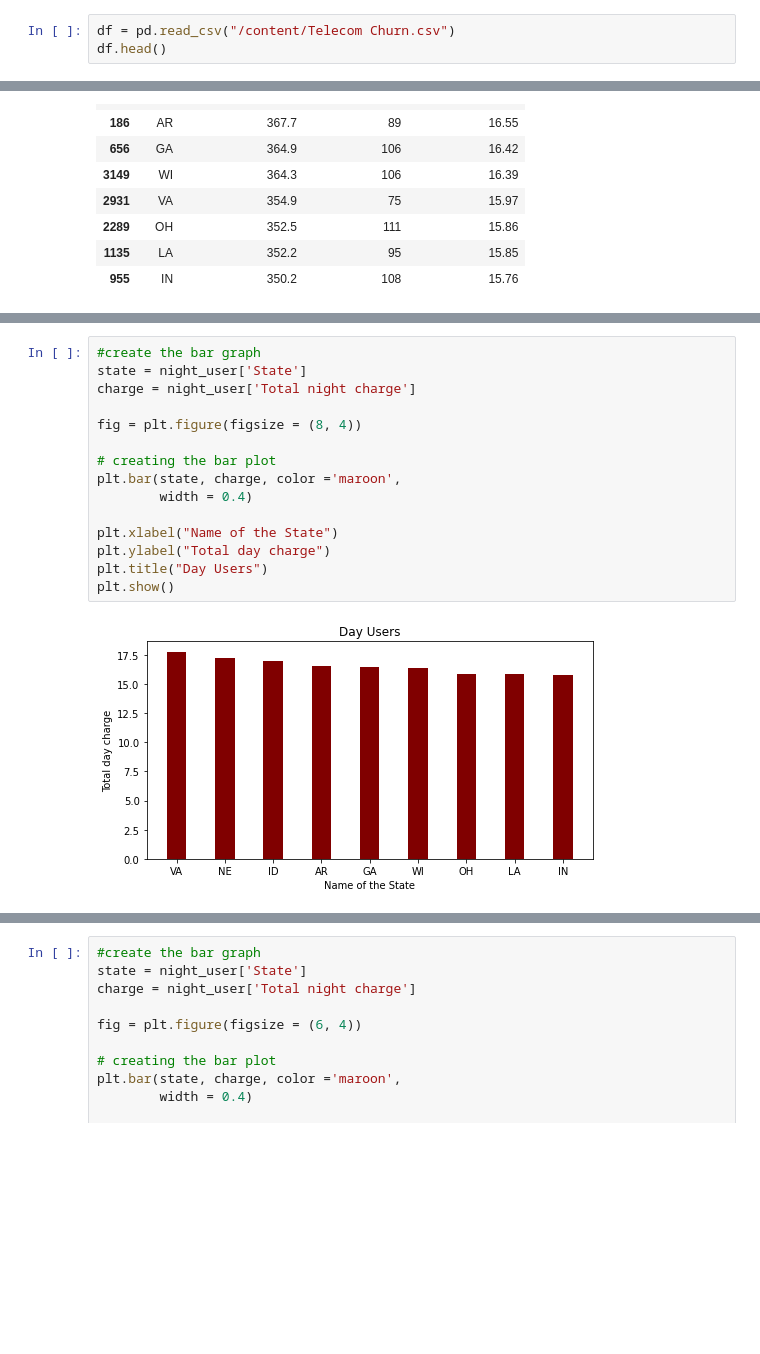
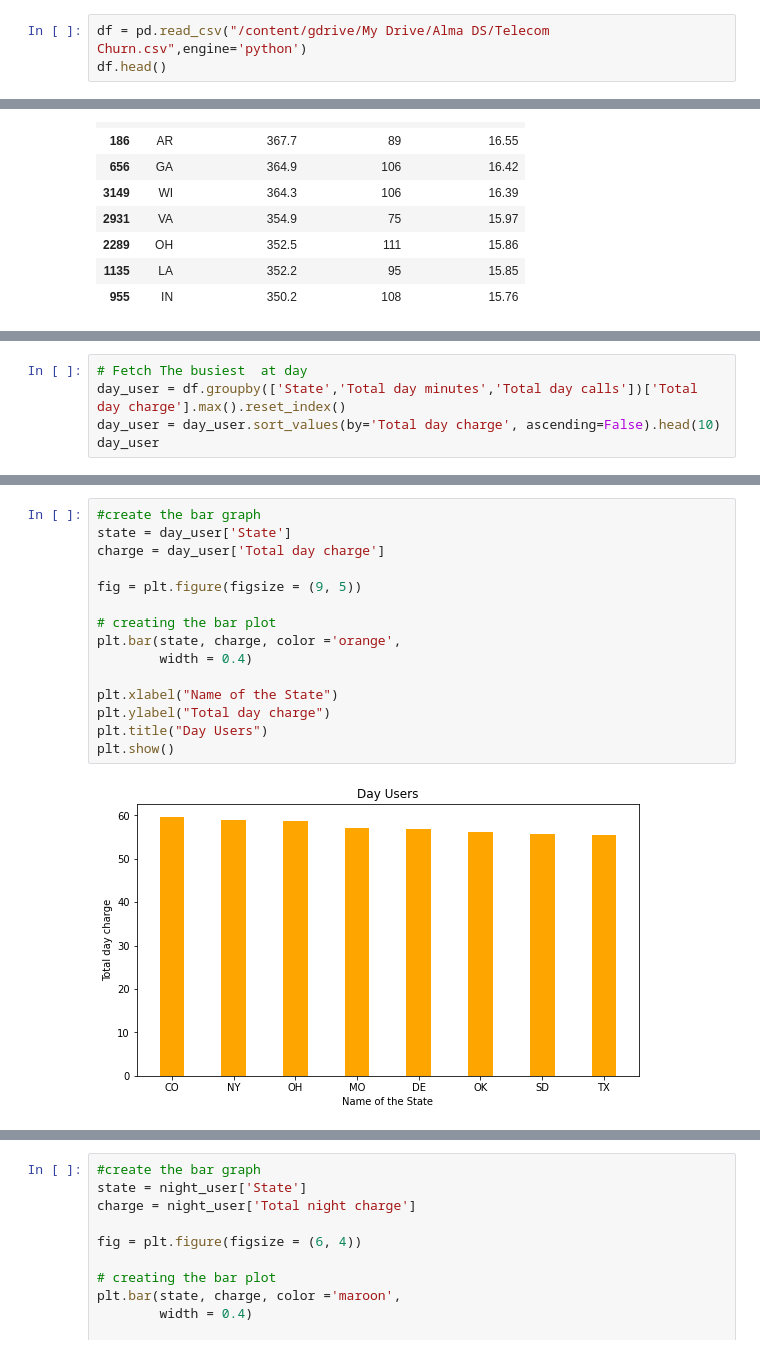
Before and after one commit to nikita-1095/EDA-Telecom-Churn-Analysis, a Jupyter notebook: Nikita_W_Telecom_Churn_Analysis_Capstone_Project.ipynb, the cells around one changed output, grey strips where cells are left out. Saved outputs shown, nothing was run; the diff lists cells and outputs as text; blank space fills up the shorter version.

```diff
--- a/Nikita_W_Telecom_Churn_Analysis_Capstone_Project.ipynb
+++ b/Nikita_W_Telecom_Churn_Analysis_Capstone_Project.ipynb
@@ -15,5 +20,5 @@ warnings.filterwarnings('ignore')
 # %%
-df = pd.read_csv("/content/Telecom Churn.csv")
+df = pd.read_csv("/content/gdrive/My Drive/Alma DS/Telecom Churn.csv",engine='python')
 df.head()
 # %% [output]
 |  | State | Account length | Area code | International plan | Voice mail plan | Number vmail messages | ... |
@@ -458,0 +385,5 @@ plt.show()
+# %%
+# Fetch The busiest  at day
+day_user = df.groupby(['State','Total day minutes','Total day calls'])['Total day charge'].max().reset_index()
+day_user = day_user.sort_values(by='Total day charge', ascending=False).head(10)
+day_user
@@ -459,17 +402,17 @@ plt.show()
 # %%
 #create the bar graph
-state = night_user['State']
-charge = night_user['Total night charge']
+state = day_user['State']
+charge = day_user['Total day charge']
 
-fig = plt.figure(figsize = (8, 4))
+fig = plt.figure(figsize = (9, 5))
 
 # creating the bar plot
-plt.bar(state, charge, color ='maroon',
+plt.bar(state, charge, color ='orange',
         width = 0.4)
 
 plt.xlabel("Name of the State")
 plt.ylabel("Total day charge")
 plt.title("Day Users")
 plt.show()
 # %% [output]
-[figure, old version]
+[figure, new version]
```
Also changed, not shown: parts of 25 cells of this notebook.
